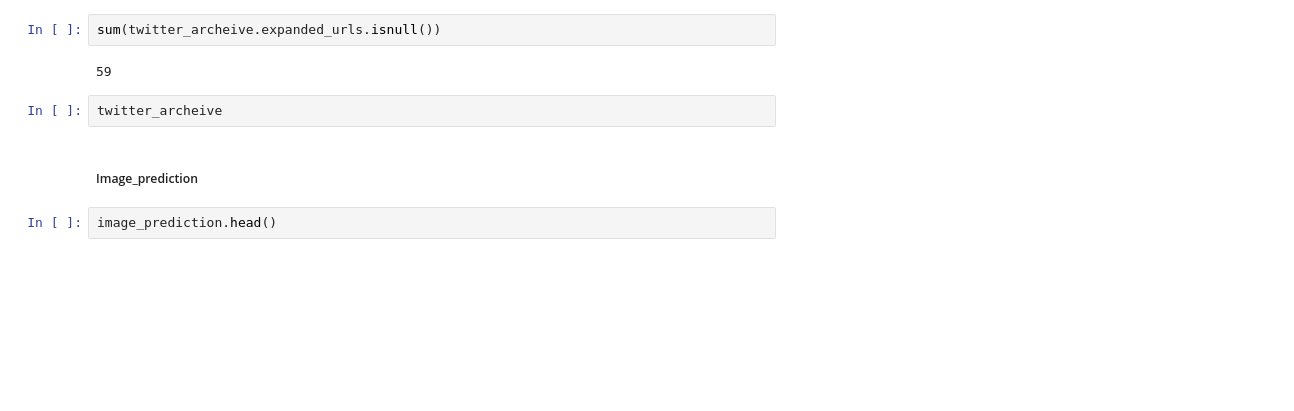
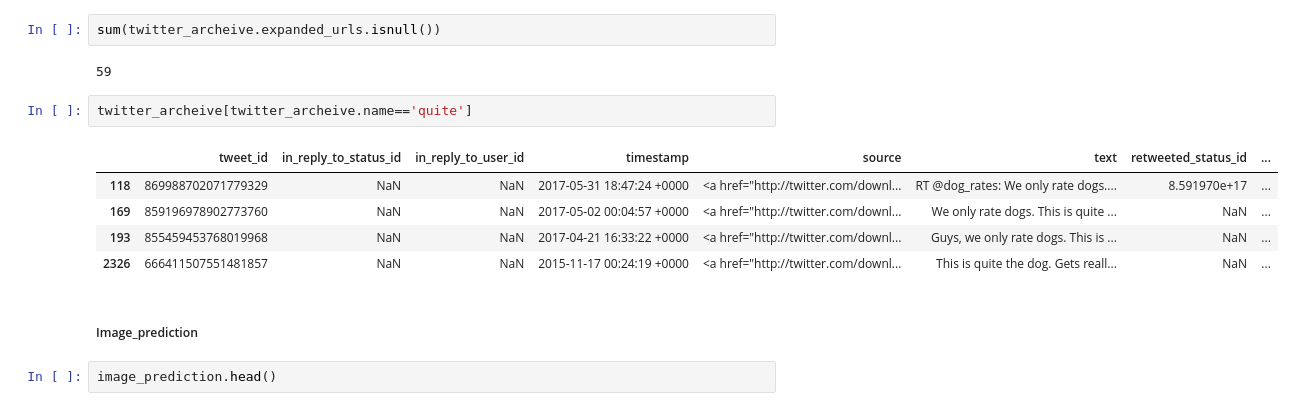
Before and after one commit to SalmaAbass/WeRateDogs-Twitter-wrangle-project, a Jupyter notebook: WeRateDogs Twitter Analysis.ipynb, the cells around one changed output. Cells and saved outputs as stored; diff of their text form; blank space fills up the shorter version.

Commit message:
feat:Delete unrelated tweets and fix wrong dogs rate

```diff
--- a/WeRateDogs Twitter Analysis.ipynb
+++ b/WeRateDogs Twitter Analysis.ipynb
@@ -278,8 +321,14 @@ sum(twitter_archeive.tweet_id.duplicated())
 sum(twitter_archeive.expanded_urls.isnull())
 # %% [output]
 59
-# %%
-twitter_archeive
+# %%
+twitter_archeive[twitter_archeive.name=='quite']
+# %% [output]
+|  | tweet_id | in_reply_to_status_id | in_reply_to_user_id | timestamp | source | text | retweeted_status_id | ... |
+| 118 | 869988702071779329 | NaN | NaN | 2017-05-31 18:47:24 +0000 | <a href="http://twitter.com/downl... | RT @dog_rates: We only rate dogs.... | 8.591970e+17 | ... |
+| 169 | 859196978902773760 | NaN | NaN | 2017-05-02 00:04:57 +0000 | <a href="http://twitter.com/downl... | We only rate dogs. This is quite ... | NaN | ... |
+| 193 | 855459453768019968 | NaN | NaN | 2017-04-21 16:33:22 +0000 | <a href="http://twitter.com/downl... | Guys, we only rate dogs. This is ... | NaN | ... |
+| 2326 | 666411507551481857 | NaN | NaN | 2015-11-17 00:24:19 +0000 | <a href="http://twitter.com/downl... | This is quite the dog. Gets reall... | NaN | ... |
 # %% [markdown]
 ##### Image_prediction
 # %%
```
Also changed, not shown: parts of 33 cells of this notebook.
